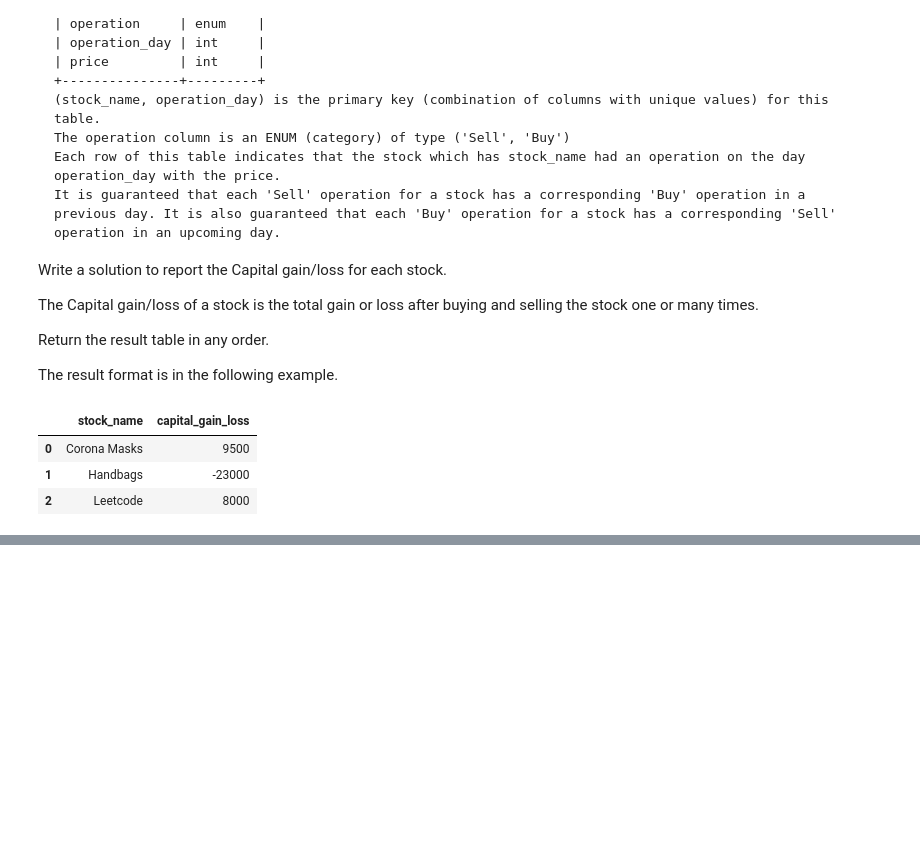
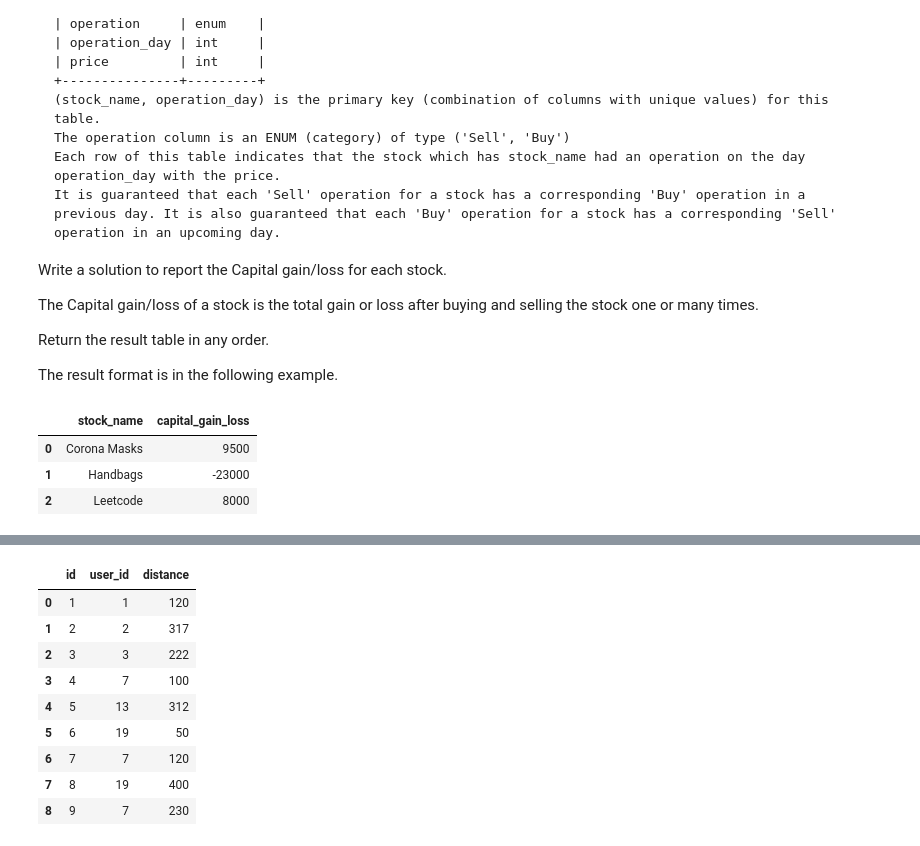
Before and after one commit to drwslv/LeetCode-Pandas, a Jupyter notebook: examples_1.ipynb, the cells around one changed output, grey strips where cells are left out. Cells and saved outputs as stored; diff of their text form; code cells hidden in the pictures; blank space fills up the shorter version.

```diff
--- a/examples_1.ipynb
+++ b/examples_1.ipynb
@@ -2854,0 +2895,5 @@ capital_gainloss(stocks)
+# %%
+data = [[1, 'Alice'], [2, 'Bob'], [3, 'Alex'], [4, 'Donald'], [7, 'Lee'], [13, 'Jonathan'], [19, 'Elvis']]
+users = pd.DataFrame(data, columns=['id', 'name']).astype({'id':'Int64', 'name':'object'})
+data = [[1, 1, 120], [2, 2, 317], [3, 3, 222], [4, 7, 100], [5, 13, 312], [6, 19, 50], [7, 7, 120], [8, 19, 400], [9, 7, 230]]
+rides = pd.DataFrame(data, columns=['id', 'user_id', 'distance']).astype({'id':'Int64', 'user_id':'Int64', 'distance':'Int64'})
@@ -2854,0 +2922,13 @@ capital_gainloss(stocks)
+# %%
+rides
+# %% [output]
+|  | id | user_id | distance |
+| 0 | 1 | 1 | 120 |
+| 1 | 2 | 2 | 317 |
+| 2 | 3 | 3 | 222 |
+| 3 | 4 | 7 | 100 |
+| 4 | 5 | 13 | 312 |
+| 5 | 6 | 19 | 50 |
+| 6 | 7 | 7 | 120 |
+| 7 | 8 | 19 | 400 |
+| 8 | 9 | 7 | 230 |
```
Also changed, not shown: parts of 6 cells of this notebook.
